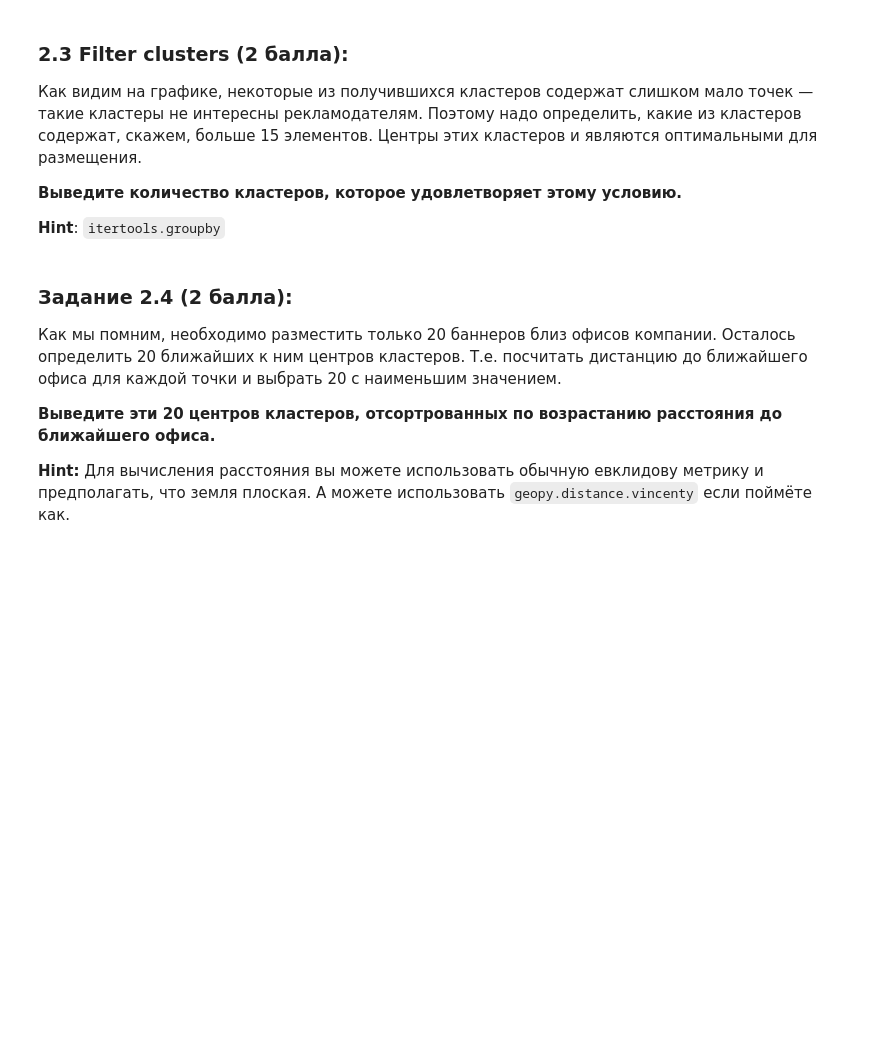
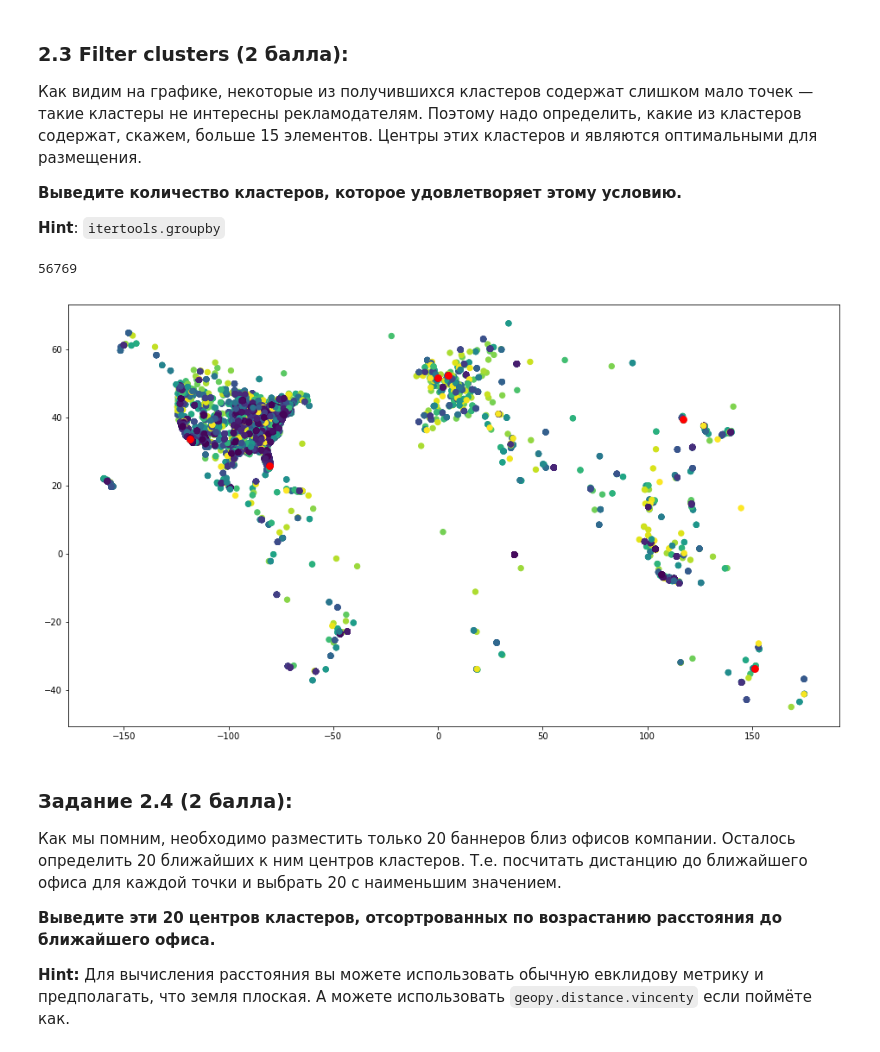
Before and after one commit to KaratsevN/ML-course-by-7-bits, a Jupyter notebook: week4/homework/week04_homework_04-01-clustering-homework.ipynb, the cells around one changed output. Saved outputs shown, nothing was run; the diff lists cells and outputs as text; code cells hidden in the pictures; blank space fills up the shorter version.

```diff
--- a/week4/homework/week04_homework_04-01-clustering-homework.ipynb
+++ b/week4/homework/week04_homework_04-01-clustering-homework.ipynb
@@ -80,6 +97,17 @@ m.fit(df)
 **Выведите количество кластеров, которое удовлетворяет этому условию.**
 
 **Hint**: `itertools.groupby`
+# %%
+df['label'] = m.labels_
+df_copy = df[df['label'] > 15]
+print(len(df_copy.index))
+plt.figure(figsize = (16,9))
+plt.scatter(y = df_copy['latitude'], x = df_copy['longitude'], c=df_copy['label'], s = 40)
+plt.scatter(y = df_office['latitude'], x = df_office['longitude'], c = "red", s = 60)
+plt.show()
+# %% [output]
+56769
+[figure, added]
 # %% [markdown]
 ###  Задание 2.4 (2 балла):
 Как мы помним, необходимо разместить только 20 баннеров близ офисов компании. Осталось определить 20 ближайших к ним центров кластеров. Т.е. посчитать дистанцию до ближайшего офиса для каждой точки и выбрать 20 с наименьшим значением.
```
Also changed, not shown: parts of 3 cells of this notebook, 5 other files.
